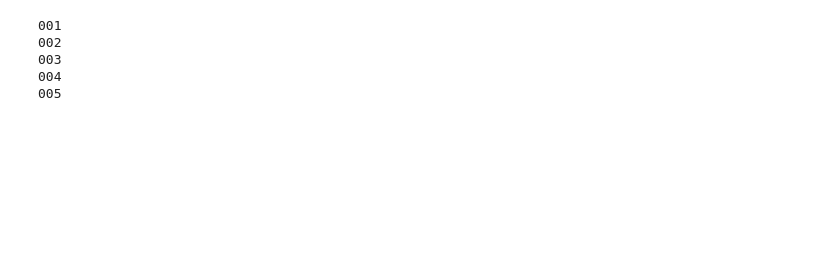
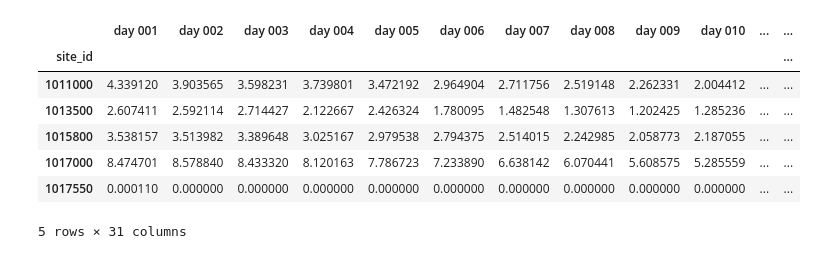
Before and after one commit to danielletijerina/PFCONUS2-analysis, a Jupyter notebook: scripts/Validation_scripts_backup/Streamflow/visualize_streamflow.ipynb, the cells around one changed output. Saved outputs shown, nothing was run; the diff lists cells and outputs as text; code cells hidden in the pictures; blank space fills up the shorter version.

```diff
--- a/scripts/Validation_scripts_backup/Streamflow/visualize_streamflow.ipynb
+++ b/scripts/Validation_scripts_backup/Streamflow/visualize_streamflow.ipynb
@@ -13,0 +51,7 @@ flow = np.squeeze(read_pfb(f'{directory_out}/flow.{water_year}.daily.001.pfb'))
+# %%
+### read in USGS flow for all gages with flow in October
+# streamflow from hydrodata has already been converted to cms!!!
+usgs_all_gages_cms = pd.read_csv('USGS_WY2003_oct_mean_flow.csv',index_col=['site_id'])#,
+usgs_all_gages_cms = usgs_all_gages_cms.drop(columns=['Unnamed: 0', 'num_obs'])
+#usgs_all_gages = usgs_all_gages.transpose() #transpose df for easier plotting
+usgs_all_gages_cms
@@ -14 +88,4 @@ flow = np.squeeze(read_pfb(f'{directory_out}/flow.{water_year}.daily.001.pfb'))
+# %%
+# merge the CONUS2 and USGS dataframes so that we remove all gage locations that don't match between the two
+combine_df = conus2_all_gages_cms.merge(usgs_all_gages_cms, on='site_id', how='inner')
 # %%
@@ -22,13 +94,0 @@ flow.shape
-# %%
-daily_flow = np.zeros(1)
-for i in range(5):
-    step = str(int(i+1)).rjust(3, '0')
-    #flow_pfb = np.squeeze(read_pfb(f'{directory_out}/flow.2003.daily.{step}.pfb'))
-    #daily_flow[i]=flow_pfb[15,23]
-    print(step)
-# %% [output]
-001
-002
-003
-004
-005
@@ -34,0 +101,15 @@ for i in range(5):
+# %%
+#********* FIX these next lines, the dates are hardcoded in ************
+# separate the CONUS2 flow from the USGS flow in the combine_df
+conus2_flow_oct = pd.DataFrame(combine_df.iloc[:,0:31]) # get only CONUS2 flow
+#conus2_flow_oct = conus2_flow_oct.transpose()
+conus2_flow_oct.head()
+# %% [output]
+|  | day 001 | day 002 | day 003 | day 004 | day 005 | day 006 | day 007 | day 008 | day 009 | day 010 | ... | ... |
+| site_id |  |  |  |  |  |  |  |  |  |  |  | ... |
+| 1011000 | 4.339120 | 3.903565 | 3.598231 | 3.739801 | 3.472192 | 2.964904 | 2.711756 | 2.519148 | 2.262331 | 2.004412 | ... | ... |
+| 1013500 | 2.607411 | 2.592114 | 2.714427 | 2.122667 | 2.426324 | 1.780095 | 1.482548 | 1.307613 | 1.202425 | 1.285236 | ... | ... |
+| 1015800 | 3.538157 | 3.513982 | 3.389648 | 3.025167 | 2.979538 | 2.794375 | 2.514015 | 2.242985 | 2.058773 | 2.187055 | ... | ... |
+| 1017000 | 8.474701 | 8.578840 | 8.433320 | 8.120163 | 7.786723 | 7.233890 | 6.638142 | 6.070441 | 5.608575 | 5.285559 | ... | ... |
+| 1017550 | 0.000110 | 0.000000 | 0.000000 | 0.000000 | 0.000000 | 0.000000 | 0.000000 | 0.000000 | 0.000000 | 0.000000 | ... | ... |
+5 rows × 31 columns
```
Also changed, not shown: parts of 23 cells of this notebook, 2 other files.
